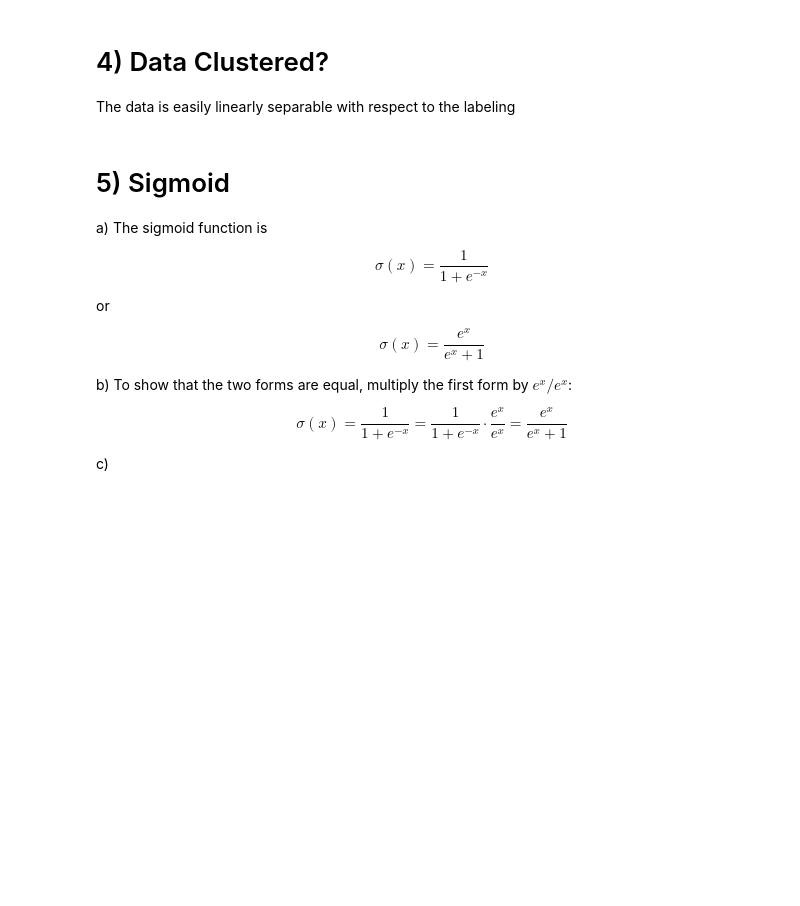
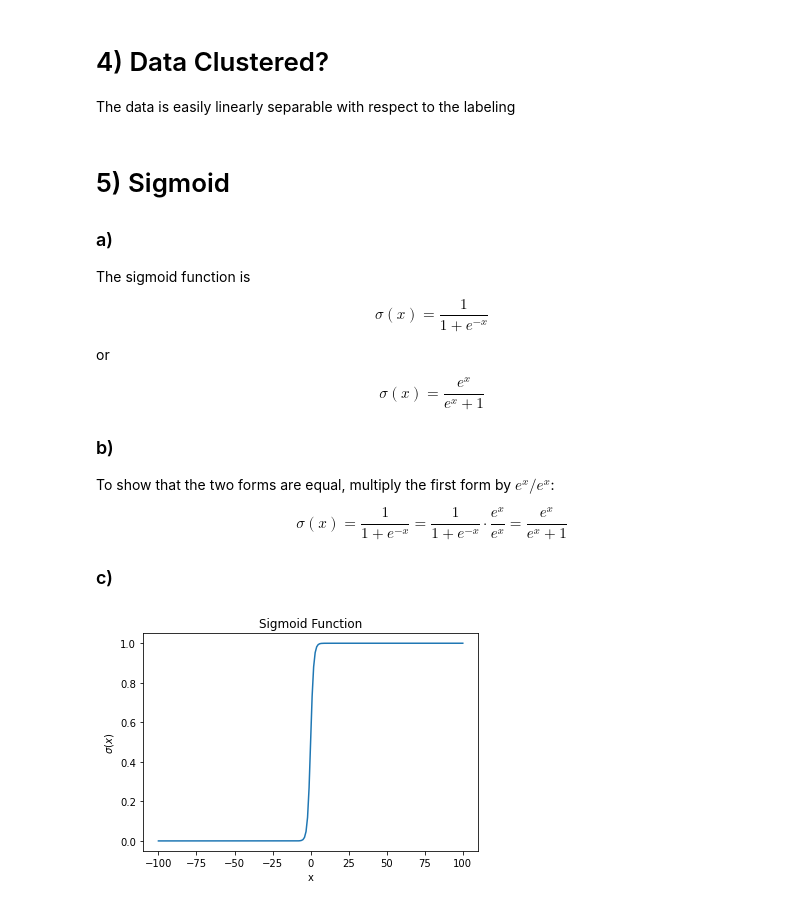
Before and after one commit to eliweissler/CSCI_5576_HW, a Jupyter notebook: assignment_1_logistic_regression/hw1.ipynb, the cells around one changed output. Saved outputs shown, nothing was run; the diff lists cells and outputs as text; code cells hidden in the pictures; blank space fills up the shorter version.

```diff
--- a/assignment_1_logistic_regression/hw1.ipynb
+++ b/assignment_1_logistic_regression/hw1.ipynb
@@ -45,7 +73,9 @@ The data is easily linearly separable with respect to the labeling
 # %% [markdown]
 # 5) Sigmoid
 
-a) The sigmoid function is
+### a)
+
+The sigmoid function is
 
 $$
 \sigma(x) = \frac{1}{1 + e^{-x}}
@@ -57,14 +87,21 @@ $$
 \sigma(x) = \frac{e^{x}}{e^{x} + 1}
 $$
 
-b) To show that the two forms are equal, multiply the first form by $e^{x}/{e^x}$:
+### b)
+To show that the two forms are equal, multiply the first form by $e^{x}/{e^x}$:
 
 $$
 \sigma(x) = \frac{1}{1 + e^{-x}} = \frac{1}{1 + e^{-x}}\cdot\frac{e^x}{e^x} = \frac{e^{x}}{e^{x} + 1}
 $$
 
-c)
+### c)
 # %%
 def sigmoid(x):
     return 1/(1 + np.exp(-x))
 x = np.arange(-100, 101)
+plt.plot(x, sigmoid(x))
+plt.xlabel("x")
+plt.ylabel(r"$\sigma(x)$")
+plt.title("Sigmoid Function");
+# %% [output]
+[figure, added]
```
Also changed, not shown: parts of 4 cells of this notebook.
